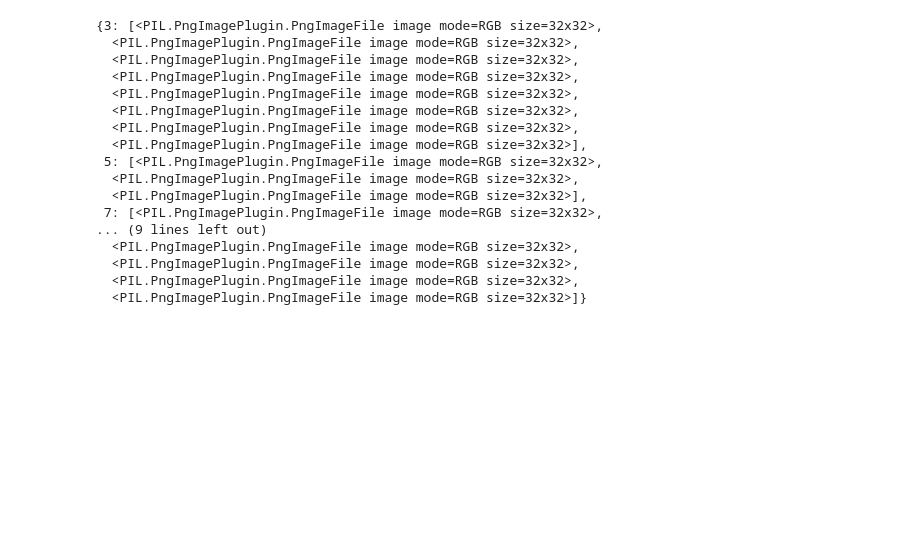
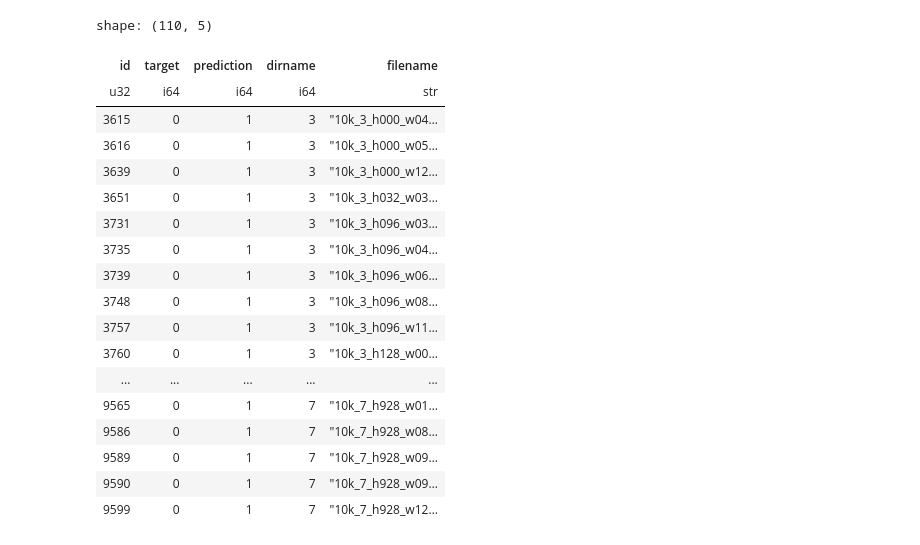
Before and after one commit to RyuichiShinseiB/Feature_extraction, a Jupyter notebook: notebooks/analysis_classifierRefl.ipynb, the cells around one changed output. Saved outputs shown, nothing was run; the diff lists cells and outputs as text; code cells hidden in the pictures; blank space fills up the shorter version.

```diff
--- a/notebooks/analysis_classifierRefl.ipynb
+++ b/notebooks/analysis_classifierRefl.ipynb
@@ -58 +20,8 @@ shape: (7_200, 36)
+# %%
+project_root = find_project_root()
+cfg64 = FeatureDatetimeCfg.from_datetime(2025, 1, 23, 16, 14, 36)
+checkdata64 = pl.read_csv(cfg64.feature_path / "features_check_data.csv")
+
+cfg32 = FeatureDatetimeCfg.from_datetime(2025, 1, 23, 16, 41, 16)
+checkdata32 = pl.read_csv(cfg32.feature_path / "features_check_data.csv")
 # %%
@@ -136,20 +43,27 @@ True
-# %%
-images
-# %% [output]
-{3: [<PIL.PngImagePlugin.PngImageFile image mode=RGB size=32x32>,
-  <PIL.PngImagePlugin.PngImageFile image mode=RGB size=32x32>,
-  <PIL.PngImagePlugin.PngImageFile image mode=RGB size=32x32>,
-  <PIL.PngImagePlugin.PngImageFile image mode=RGB size=32x32>,
-  <PIL.PngImagePlugin.PngImageFile image mode=RGB size=32x32>,
-  <PIL.PngImagePlugin.PngImageFile image mode=RGB size=32x32>,
-  <PIL.PngImagePlugin.PngImageFile image mode=RGB size=32x32>,
-  <PIL.PngImagePlugin.PngImageFile image mode=RGB size=32x32>],
- 5: [<PIL.PngImagePlugin.PngImageFile image mode=RGB size=32x32>,
-  <PIL.PngImagePlugin.PngImageFile image mode=RGB size=32x32>,
-  <PIL.PngImagePlugin.PngImageFile image mode=RGB size=32x32>],
- 7: [<PIL.PngImagePlugin.PngImageFile image mode=RGB size=32x32>,
-... (9 lines left out)
-  <PIL.PngImagePlugin.PngImageFile image mode=RGB size=32x32>,
-  <PIL.PngImagePlugin.PngImageFile image mode=RGB size=32x32>,
-  <PIL.PngImagePlugin.PngImageFile image mode=RGB size=32x32>,
-  <PIL.PngImagePlugin.PngImageFile image mode=RGB size=32x32>]}
+# %%
+clsf_failed_expr = (
+    (pl.col("target") != -1)
+    & (pl.col("target") != pl.col("prediction"))
+    & (pl.col("target") == 0)
+)
+metacheckdata32.filter(clsf_failed_expr)
+# %% [output]
+shape: (110, 5)
+| id | target | prediction | dirname | filename |
+| u32 | i64 | i64 | i64 | str |
+| 3615 | 0 | 1 | 3 | "10k_3_h000_w04… |
+| 3616 | 0 | 1 | 3 | "10k_3_h000_w05… |
+| 3639 | 0 | 1 | 3 | "10k_3_h000_w12… |
+| 3651 | 0 | 1 | 3 | "10k_3_h032_w03… |
+| 3731 | 0 | 1 | 3 | "10k_3_h096_w03… |
+| 3735 | 0 | 1 | 3 | "10k_3_h096_w04… |
+| 3739 | 0 | 1 | 3 | "10k_3_h096_w06… |
+| 3748 | 0 | 1 | 3 | "10k_3_h096_w08… |
+| 3757 | 0 | 1 | 3 | "10k_3_h096_w11… |
+| 3760 | 0 | 1 | 3 | "10k_3_h128_w00… |
+| ... | ... | ... | ... | ... |
+| 9565 | 0 | 1 | 7 | "10k_7_h928_w01… |
+| 9586 | 0 | 1 | 7 | "10k_7_h928_w08… |
+| 9589 | 0 | 1 | 7 | "10k_7_h928_w09… |
+| 9590 | 0 | 1 | 7 | "10k_7_h928_w09… |
+| 9599 | 0 | 1 | 7 | "10k_7_h928_w12… |
```
Also changed, not shown: parts of 18 cells of this notebook, 7 other files.
